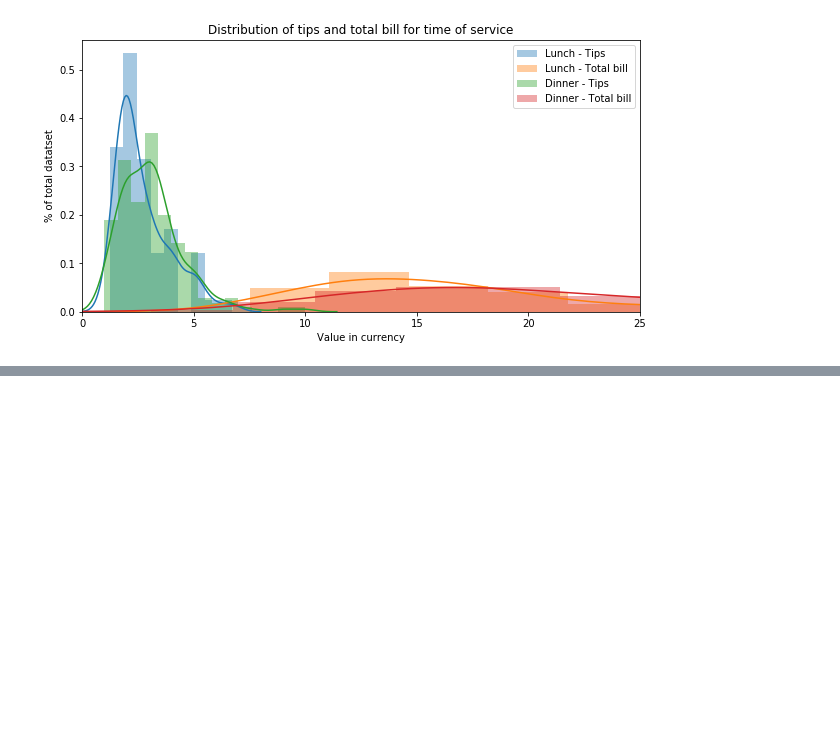
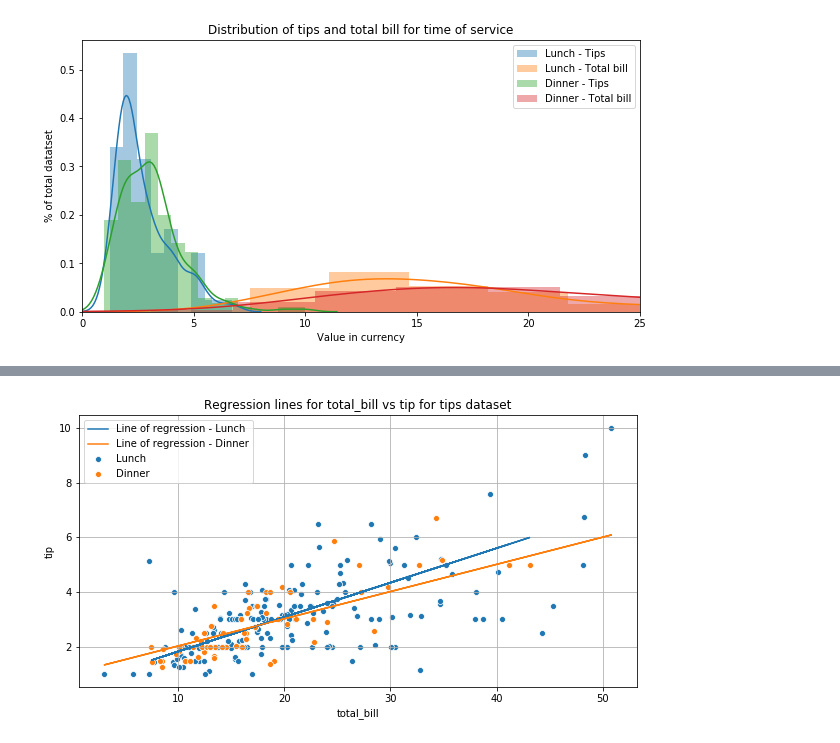
Before and after one commit to Clauric/FoDA-Assessment, a Jupyter notebook: Tips dataset review.ipynb, the cells around one changed output, grey strips where cells are left out. Drawn from its saved outputs; the diff is of its cells as text; code cells hidden in the pictures; blank space fills up the shorter version.

```diff
--- a/Tips dataset review.ipynb
+++ b/Tips dataset review.ipynb
@@ -1038,0 +1036,31 @@ plt.show()
+# %%
+# Create the polyfit best fit line
+# This method is borrowed from Chubarov (2017)
+
+# Create the scatterplots for lunch and dinner
+sns.scatterplot(x="total_bill", y="tip", data = new_dinner_ds, label = "Lunch")
+sns.scatterplot(x="total_bill", y="tip", data = new_lunch_ds, label = "Dinner")
+
+# Create X and Y values
+x_L = new_lunch_ds["total_bill"]
+y_L = new_lunch_ds["tip"]
+x_D = new_dinner_ds["total_bill"]
+y_D = new_dinner_ds["tip"]
+
+# Create trendline using polyfit
+new_trend_L = np.polyfit(x_L, y_L, 1)
+new_trend_D = np.polyfit(x_D, y_D, 1)
+
+# Plot the trendline
+trendpoly_L = np.poly1d(new_trend_L)
+plt.plot(x_L,trendpoly_L(x_L), label = "Line of regression - Lunch")
+trendpoly_D = np.poly1d(new_trend_D)
+plt.plot(x_D,trendpoly_D(x_D), label = "Line of regression - Dinner")
+
+# Set title and show plot
+plt.grid(axis="both")
+plt.legend()
+plt.title("Regression lines for total_bill vs tip for tips dataset")
+plt.show()
+# %% [output]
+[figure, added]
```
Also changed, not shown: parts of 16 cells of this notebook, 1 other file.
